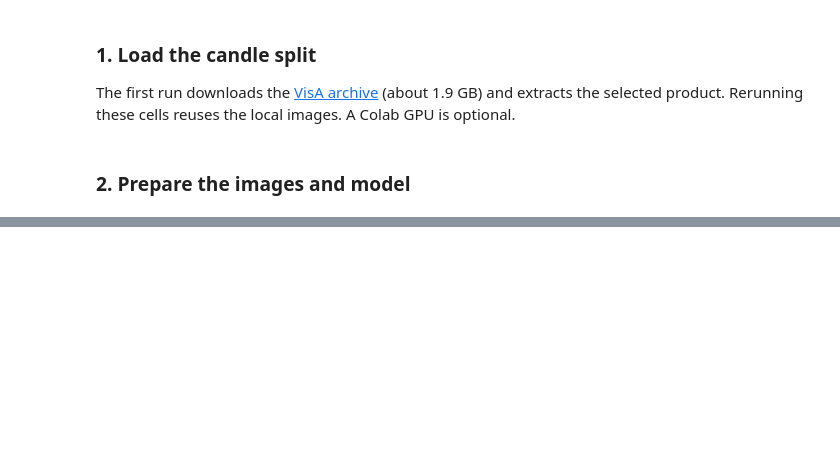
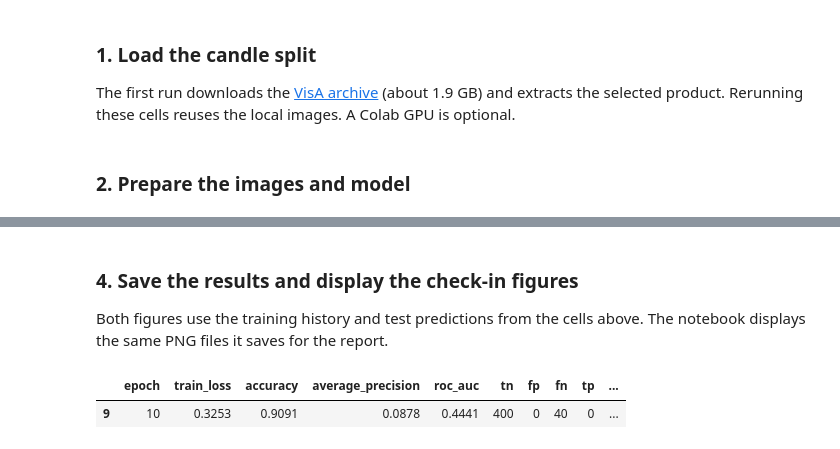
Before and after one commit to Brafied/defect-detection-active-learning, a Jupyter notebook: visa_resnet18_baseline.ipynb, the cells around one changed output, grey strips where cells are left out. Drawn from its saved outputs; the diff is of its cells as text; code cells hidden in the pictures; blank space fills up the shorter version.

```diff
--- a/visa_resnet18_baseline.ipynb
+++ b/visa_resnet18_baseline.ipynb
@@ -108,0 +81,15 @@ for epoch in range(epoch_count):
+# %%
+encoder = nn.Sequential(*list(model.children())[:-1], nn.Flatten()).eval()
+
+@torch.no_grad()
+def extract_features(dataset):
+    vectors, labels = [], []
+    for start in range(0, len(dataset), 16):
+        batch = [dataset[i] for i in range(start, min(start + 16, len(dataset)))]
+        images, targets = zip(*batch)
+        vectors.append(encoder(torch.stack(images).to(device)).cpu())
+        labels.append(torch.stack(targets))
+    return TensorDataset(torch.cat(vectors), torch.cat(labels))
+
+training_loader = DataLoader(extract_features(training_split), batch_size=16, shuffle=True)
+testing_loader = DataLoader(extract_features(testing_split), batch_size=16, shuffle=False)
@@ -108,0 +140,30 @@ for epoch in range(epoch_count):
+# %% [markdown]
+### 4. Save the results and display the check-in figures
+Both figures use the training history and test predictions from the cells above. The notebook displays the same PNG files it saves for the report.
+# %%
+from IPython.display import Image as NotebookImage, display
+import matplotlib.pyplot as plt
+from sklearn.metrics import precision_recall_curve, roc_curve
+
+folder = Path("results/candle_resnet18")
+folder.mkdir(parents=True, exist_ok=True)
+history = pd.DataFrame(epoch_metrics)
+pred = pd.DataFrame({"image": [row["image"] for row in testing_split.examples],
+                     "label": actual, "probability": probabilities, "prediction": predicted})
+history.to_csv(folder / "epoch_metrics.csv", index=False)
+pred.to_csv(folder / "test_predictions.csv", index=False)
+y, score = pred.label, pred.probability
+matrix = confusion_matrix(y, pred.prediction, labels=[0, 1])
+ap, auc = history.iloc[-1][["average_precision", "roc_auc"]]
+blue, green, gray = "#1c5282", "#16705f", "#647681"
+
+def display_figure(fig, filename):
+    path = folder / filename
+    fig.savefig(path, dpi=220, facecolor="white")
+    plt.close(fig)
+    display(NotebookImage(filename=str(path), width=770))
+
+display(history.tail(1).round(4))
+# %% [output]
+|  | epoch | train_loss | accuracy | average_precision | roc_auc | tn | fp | fn | tp | ... |
+| 9 | 10 | 0.3253 | 0.9091 | 0.0878 | 0.4441 | 400 | 0 | 40 | 0 | ... |
```
Also changed, not shown: parts of 9 cells of this notebook, 6 other files.
